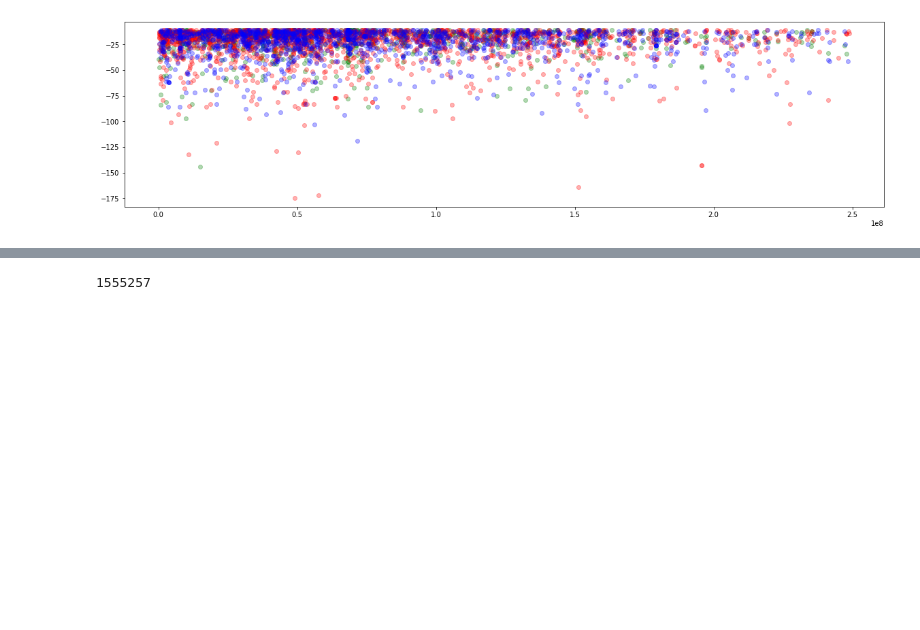
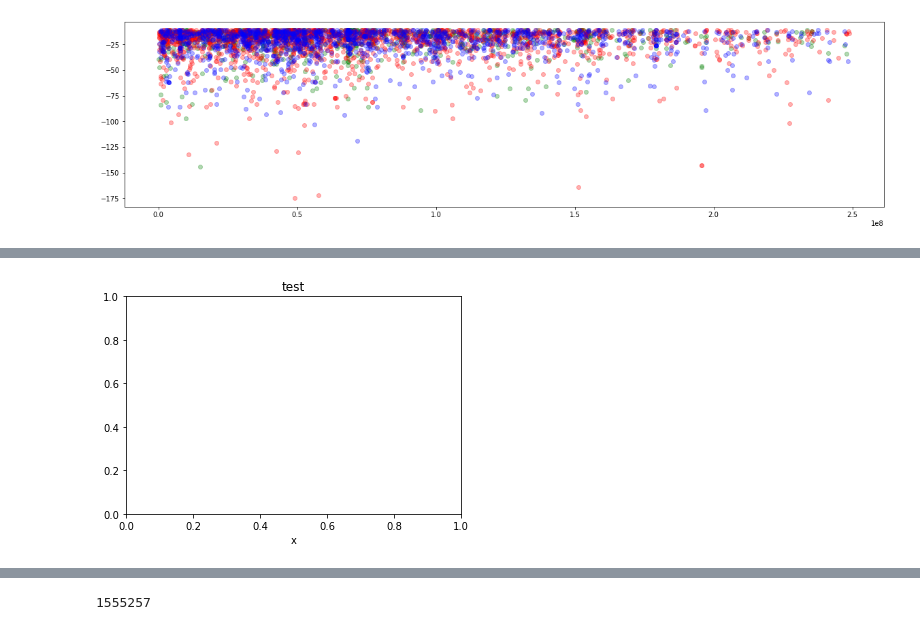
Before and after one commit to ajkeamy/Clustering-Germ-Layers, a Jupyter notebook: notebooks/Kmeans_analysis.ipynb, the cells around one changed output, grey strips where cells are left out. Saved outputs shown, nothing was run; the diff lists cells and outputs as text; code cells hidden in the pictures; blank space fills up the shorter version.

Commit message:
Added Lines

```diff
--- a/notebooks/Kmeans_analysis.ipynb
+++ b/notebooks/Kmeans_analysis.ipynb
@@ -188,0 +189,42 @@ import cv2
+# %%
+from matplotlib import animation
+import random
+
+def update_line(num, data, line):
+    line.set_data(data[..., :num])
+    return line,
+
+# fig, ax = plt.subplots()
+# xdata, ydata = [random.random() for _ in range(20)], [random.random() for _ in range(20)]
+# ln, = plt.plot([], [], 'ro')
+
+# def init():
+#     ax.set_xlim(0, 2*np.pi)
+#     ax.set_ylim(-1, 1)
+#     return ln,
+
+# def update(frame):
+#     xdata.append(frame)
+#     ydata.append(np.sin(frame))
+#     ln.set_data(xdata, ydata)
+#     return ln,
+
+# ani = animation.FuncAnimation(fig, update, frames=np.linspace(0, 2*np.pi, 128),
+#                     init_func=init, blit=True)
+# plt.show()
+
+fig1 = plt.figure()
+
+# Fixing random state for reproducibility
+np.random.seed(19680801)
+
+data = np.random.rand(2, 25)
+l, = plt.plot([], [], 'r-')
+plt.xlim(0, 1)
+plt.ylim(0, 1)
+plt.xlabel('x')
+plt.title('test')
+line_ani = animation.FuncAnimation(fig1, update_line, 25, fargs=(data, l),
+                                   interval=5, blit=True)
+# %% [output]
+[figure, added]
```
Also changed, not shown: parts of 30 cells of this notebook.
